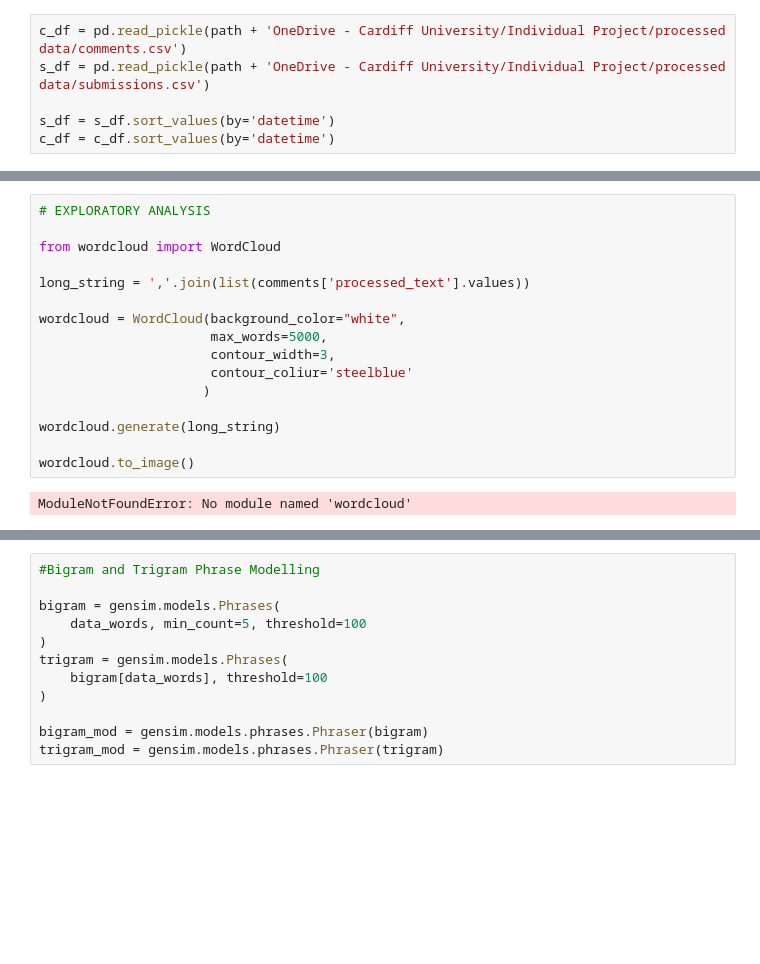
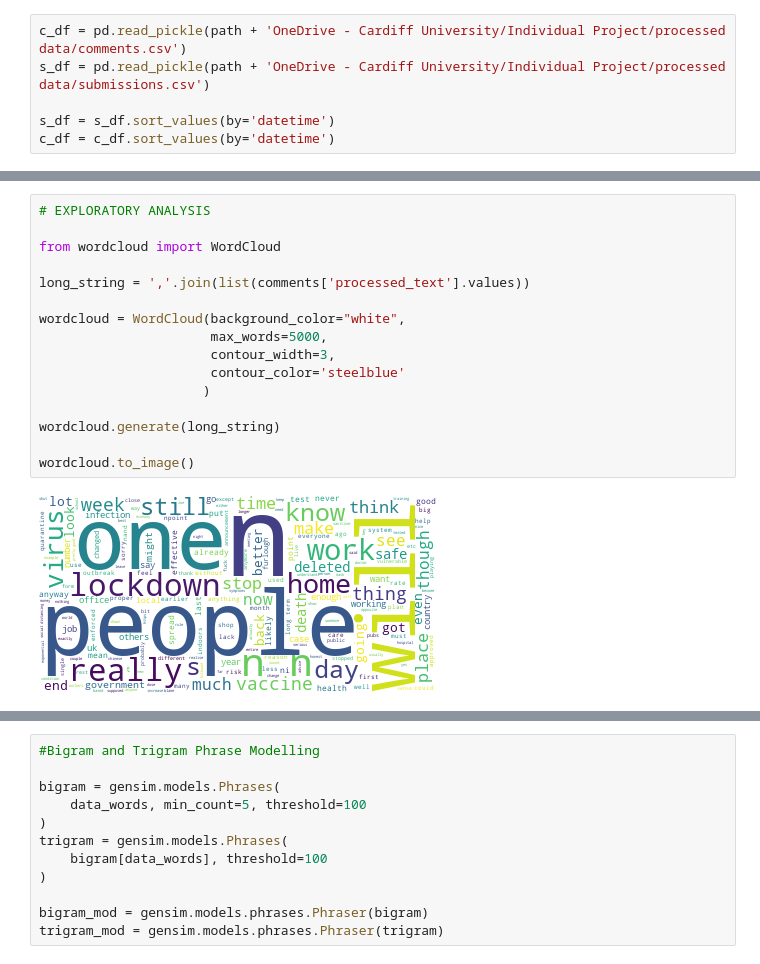
Before and after one commit to ollyjc99/COVID-19-Sentiment-and-Compliance-Analyzer, a Jupyter notebook: TopicModelling.ipynb, the cells around one changed output, grey strips where cells are left out. Drawn from its saved outputs; the diff is of its cells as text; blank space fills up the shorter version.

Commit message:
fixed wordcloud

```diff
--- a/TopicModelling.ipynb
+++ b/TopicModelling.ipynb
@@ -48,21 +48,21 @@ Name: processed_text, dtype: object
 # %%
 # EXPLORATORY ANALYSIS
 
 from wordcloud import WordCloud
 
 long_string = ','.join(list(comments['processed_text'].values))
 
 wordcloud = WordCloud(background_color="white",
                       max_words=5000,
                       contour_width=3,
-                      contour_coliur='steelblue'
+                      contour_color='steelblue'
                      )
 
 wordcloud.generate(long_string)
 
 wordcloud.to_image()
 # %% [output]
-ModuleNotFoundError: No module named 'wordcloud'
+[figure, added]
 # %%
 # Tokenize words and more text clean-up
 
```
Also changed, not shown: parts of 8 cells of this notebook.
